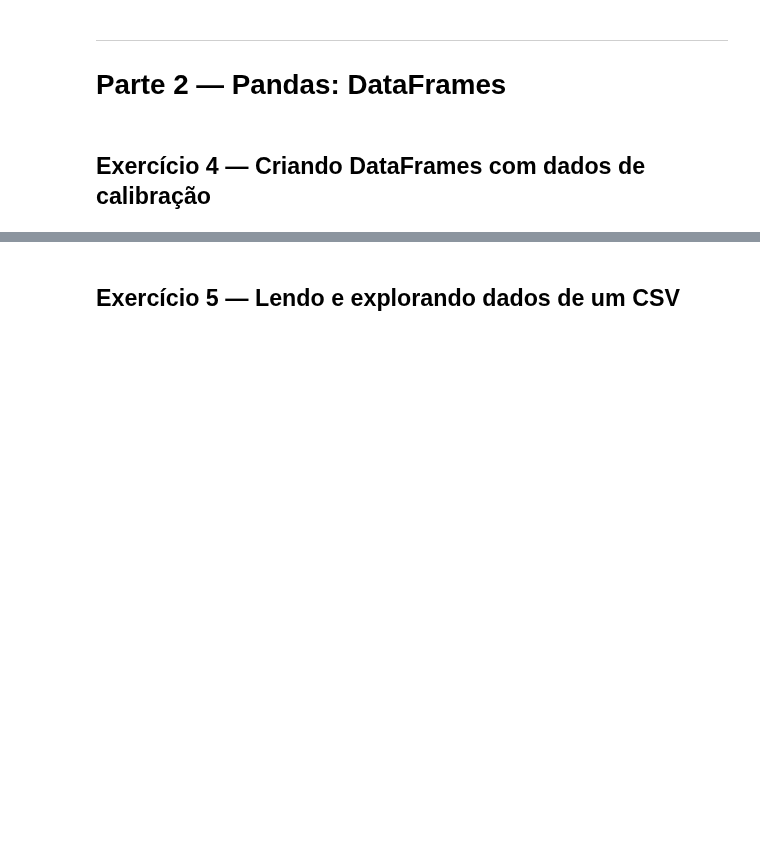
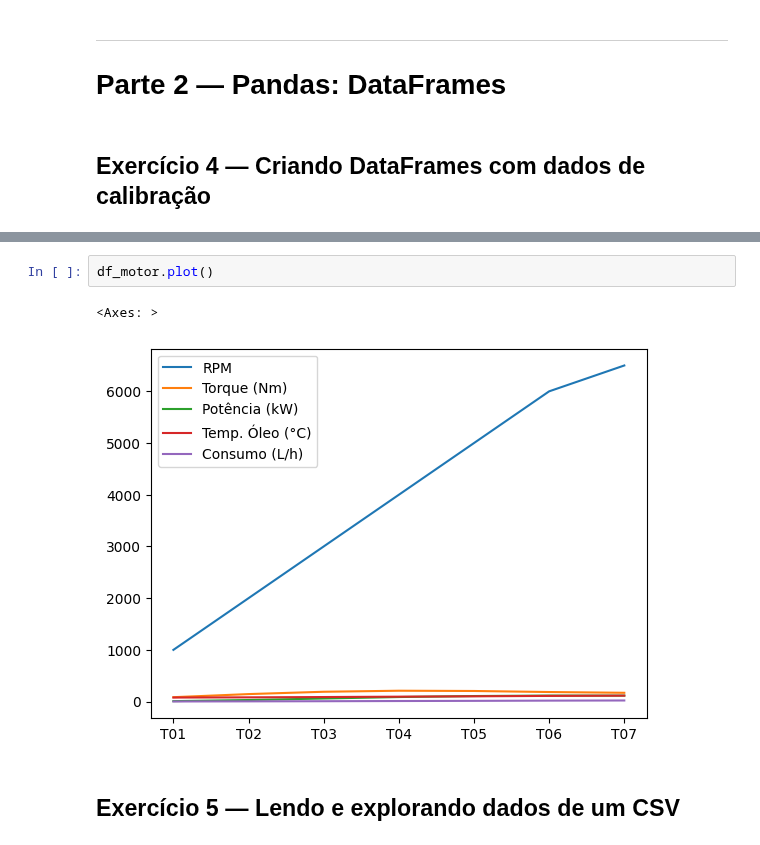
Before and after one commit to filipecalegario/intro-programacao-python, a Jupyter notebook: 11_Dados_Visualizacao/Exercicios_Pandas_Visualizacao_preenchido.ipynb, the cells around one changed output, grey strips where cells are left out. Saved outputs shown, nothing was run; the diff lists cells and outputs as text; blank space fills up the shorter version.

```diff
--- a/11_Dados_Visualizacao/Exercicios_Pandas_Visualizacao_preenchido.ipynb
+++ b/11_Dados_Visualizacao/Exercicios_Pandas_Visualizacao_preenchido.ipynb
@@ -118,3 +223,8 @@ print(df_motor[['RPM', 'Potência (kW)']])
+# %%
+df_motor.plot()
+# %% [output]
+<Axes: >
+[figure, added]
 # %% [markdown]
 ## Exercício 5 — Lendo e explorando dados de um CSV
 # %%
```
Also changed, not shown: parts of 47 cells of this notebook.
